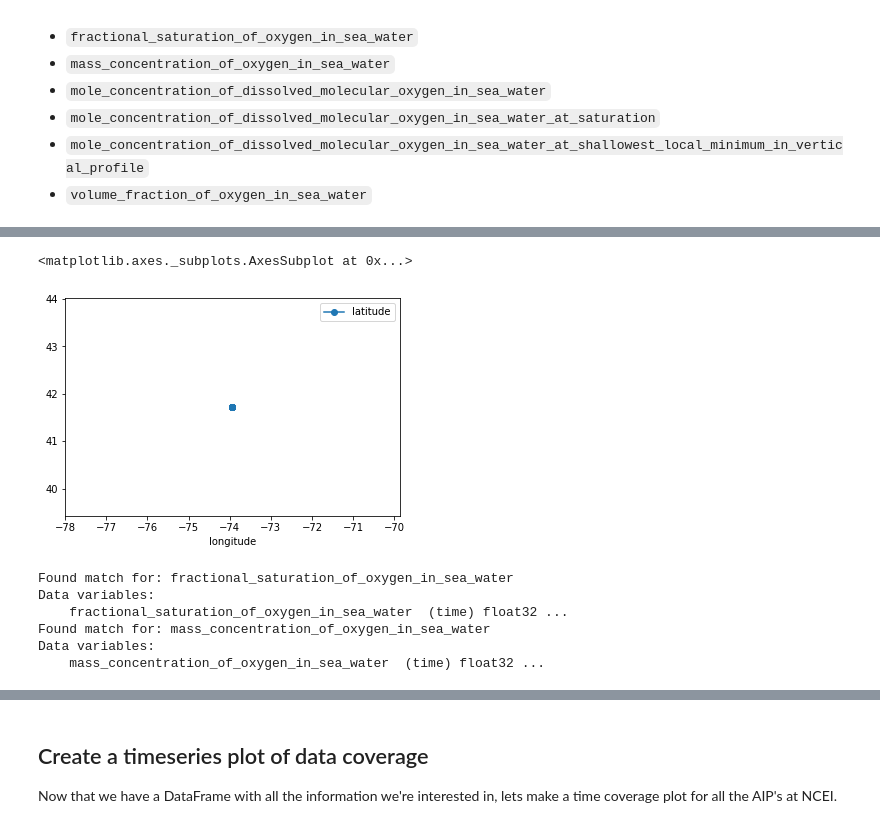
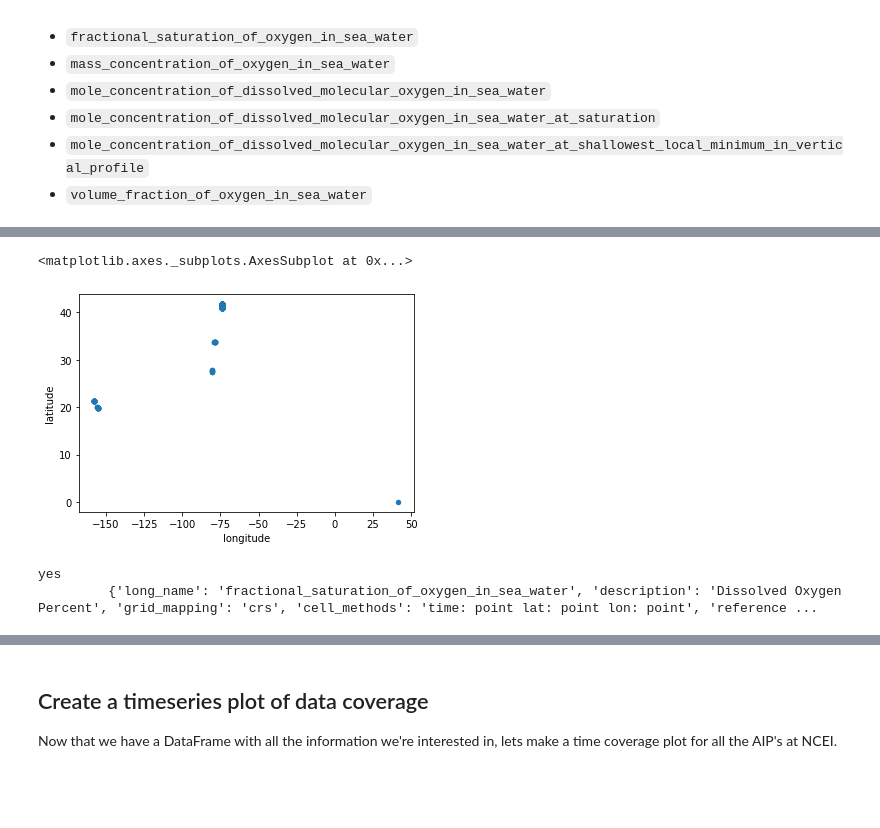
Before and after one commit to MathewBiddle/sandbox, a Jupyter notebook: IOOS_data_at_NCEI.ipynb, the cells around one changed output, grey strips where cells are left out. Saved outputs shown, nothing was run; the diff lists cells and outputs as text; code cells hidden in the pictures; blank space fills up the shorter version.

Commit message:
efficiency using cf_xarray

```diff
--- a/IOOS_data_at_NCEI.ipynb
+++ b/IOOS_data_at_NCEI.ipynb
@@ -224,6 +246,7 @@ except:
 # %%
 from siphon.catalog import TDSCatalog
 import xarray as xr
+import cf_xarray as cfxr
 
 df_final = pd.DataFrame({'thredds_link':[]})
 
@@ -251,33 +274,49 @@ for index, row in df_out.iterrows():
   # for each dataset in thredds catalog
   for name, ds in catalog.datasets.items():
 
-      # if data is accessible
+      # if data are accessible
       if ds.access_urls:
           #print(name)
           link = ds.access_urls['OPENDAP']
+
+          # kickout if we already have the dataset
+          if link in df_final['thredds_link'].tolist():
+            continue
+
           print('dataset:',name)
-          if name in ['STCPBY1_d1_201706.nc','STCPBY1_d1_201705.nc','STCPBY1_d1_201703.nc', 'STCPBY1_d1_201607.nc']:
+          if name in ['STCPBY1_d1_201706.nc','STCPBY1_d1_201705.nc','STCPBY1_d1_201703.nc', 'STCPBY1_d1_201607.nc','STCPBY1_d1_201501_verified.nc','STCPBY1_d1_201709.nc']:
              continue
+
           # open the data
           dset = xr.open_dataset(link+'#fillmismatch') # avoids fill mismatch error
 
           # check if standard name is in standard name list.
           for name in std_names:
-            var = dset.filter_by_attrs(standard_name=name)
-            if len(var.data_vars) > 0:
+            #var = dset.filter_by_attrs(standard_name=name)
+
+            # kickout if we already have the dataset
+            if link in df_final['thredds_link'].tolist():
+              continue
+
+            if name in dset.cf.standard_names.keys():
               print('Found match for:',name)
               print('link:',link)
-              print(var.data_vars)
+              print('\t',dset.cf[[name]].attrs)
 
               if link not in df_final['thredds_link'].tolist():
+
+                # pull out latitude and longitde data and save in output dataframe
                 df_in = pd.DataFrame({'thredds_link': [link],
-                                      'latitude': dset.lat.data.tolist(),
-                                      'longitude': dset.lon.data.tolist(),
+                                      'latitude': dset.cf['latitude'].data.tolist(),
+                                      'longitude': dset.cf['longitude'].data.tolist(),
                                     # 'variable':[var.data_vars],
                                     # 'standard_name':[name],
                                     })
 
                 df_final = pd.concat([df_final, df_in])
+                continue
+              continue
+            continue
             #print(var)
 # info = """
 # Catalog information
@@ -348,23 +514,39 @@ AttributeError: ignored
 # %%
-df_final.plot('longitude','latitude',marker='o')
+df_final.loc[(df_final['latitude']<90) & (df_final['latitude'] > -90) & (df_final['longitude'] < 180) & (df_final['longitude'] > -180) ].plot.scatter('longitude','latitude',marker='o')
 # %% [output]
 <matplotlib.axes._subplots.AxesSubplot at 0x...>
-[figure, old version]
+[figure, new version]
 # %%
+import xarray as xr
+import cf_xarray as cfxr
+
+xr.set_options(keep_attrs=True)
+
+std_names = ['latitude','longitude']
+
 link = 'https://www.ncei.noaa.gov/thredds-ocean/dodsC/ioos/maracoos/hrecos-waf/HRSCHD/HRSCHDH_d1_200806_verified.nc'
 dset = xr.open_dataset(link+'#fillmismatch') # avoids fill mismatch error
-for name in std_names:
-  #print('searching for:', name)
-  var = dset.filter_by_attrs(standard_name=name)
-  if len(var.data_vars) > 0:
-    print('Found match for:',name)
-    print(var.data_vars)
+
+if 'fractional_saturation_of_oxygen_in_sea_water' in dset.cf.standard_names.keys():
+  print('yes')
+
+print('\t',dset.cf['fractional_saturation_of_oxygen_in_sea_water'].attrs)
+
+# var.cf['latitude'].data.tolist()
+# var.cf['longitude'].data.tolist()
+#dset.cf.plot(x='longitude', y='latitude')
+#dset.cf['latitude'].data.tolist()
+#dset.cf['longitude'].data.tolist()
+
+# for name in std_names:
+#   print('searching for:', name)
+#   var = dset.coords
+#   print(var)
+#   if len(var.data_vars) > 0:
+#     print('Found match for:',name)
+#     print(var.data_vars)
 # %% [output]
-Found match for: fractional_saturation_of_oxygen_in_sea_water
-Data variables:
-    fractional_saturation_of_oxygen_in_sea_water  (time) float32 ...
-Found match for: mass_concentration_of_oxygen_in_sea_water
-Data variables:
-    mass_concentration_of_oxygen_in_sea_water  (time) float32 ...
+yes
+         {'long_name': 'fractional_saturation_of_oxygen_in_sea_water', 'description': 'Dissolved Oxygen Percent', 'grid_mapping': 'crs', 'cell_methods': 'time: point lat: point lon: point', 'reference ...
 # %%
 dset.lat.data.tolist()
```
Also changed, not shown: parts of 6 cells of this notebook.
